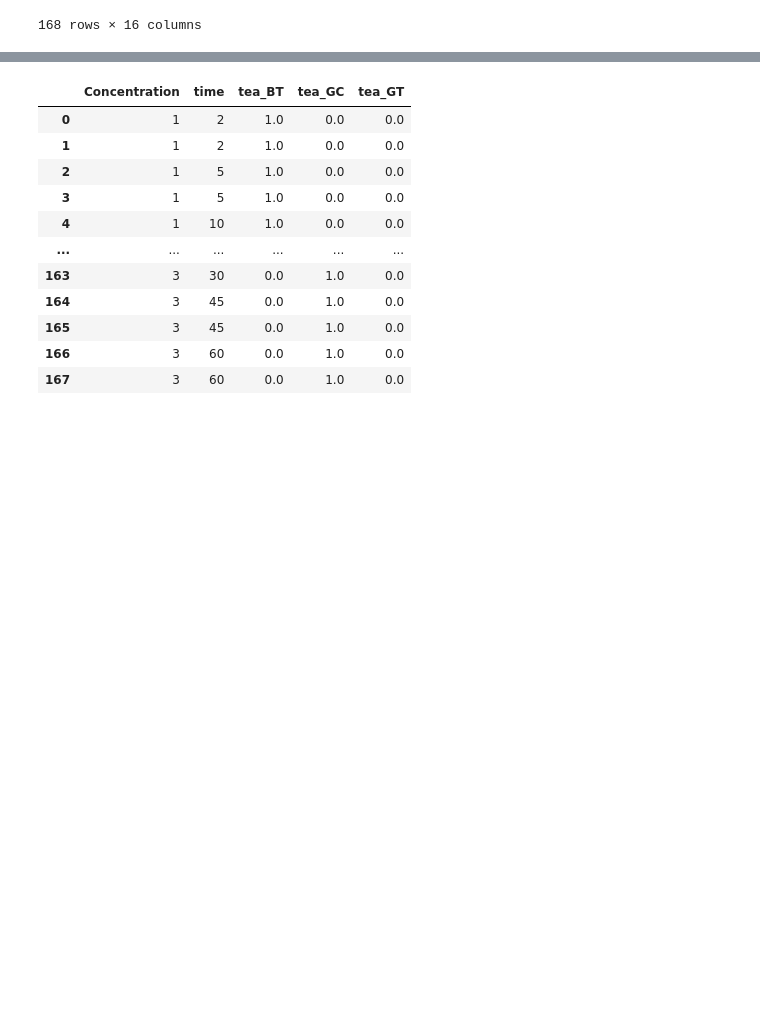
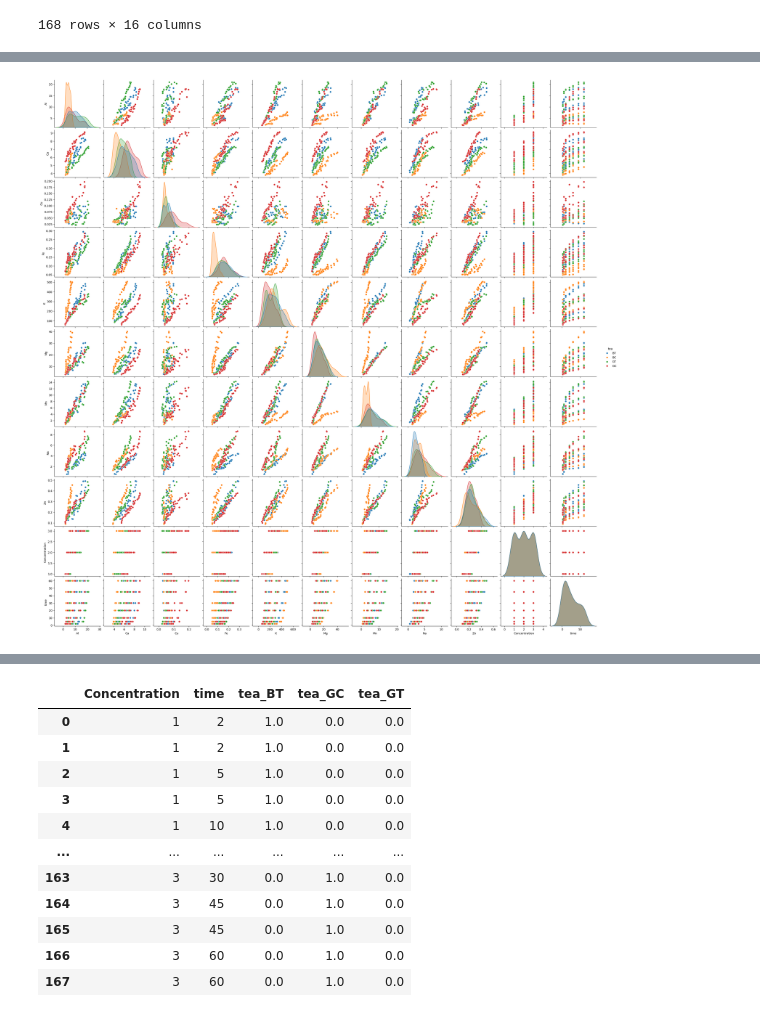
Before and after one commit to ARIM-Usecase/Example_2, a Jupyter notebook: プロンプトコード-1.ipynb, the cells around one changed output, grey strips where cells are left out. Saved outputs shown, nothing was run; the diff lists cells and outputs as text; code cells hidden in the pictures; blank space fills up the shorter version.

```diff
--- a/プロンプトコード-1.ipynb
+++ b/プロンプトコード-1.ipynb
@@ -12,7 +86,7 @@ from tensorflow.keras.optimizers import Adam
 # %%
 # データの読み込み
-data = pd.read_excel('data.xlsx',header = 1)
-data
+df = pd.read_excel('data.xlsx',header = 1)
+df
 # %% [output]
 |  | Al | Ca | Cu | Fe | K | Mg | Mn | Na | Zn | grouped | tea | ... |
 | 0 | 3.297 | 4.356 | 0.031290 | 0.067 | 99.06 | 3.531 | 1.455 | 0.541 | 0.131 | Black Turkish 1 2 | BT | ... |
@@ -29,0 +113,6 @@ data
+# %%
+#　ペアプロットによる各変数間の二次元空間像（その２）
+sns.pairplot(df,hue='tea')
+plt.show()
+# %% [output]
+[figure, added]
```
Also changed, not shown: parts of 30 cells of this notebook, 3 other files.
